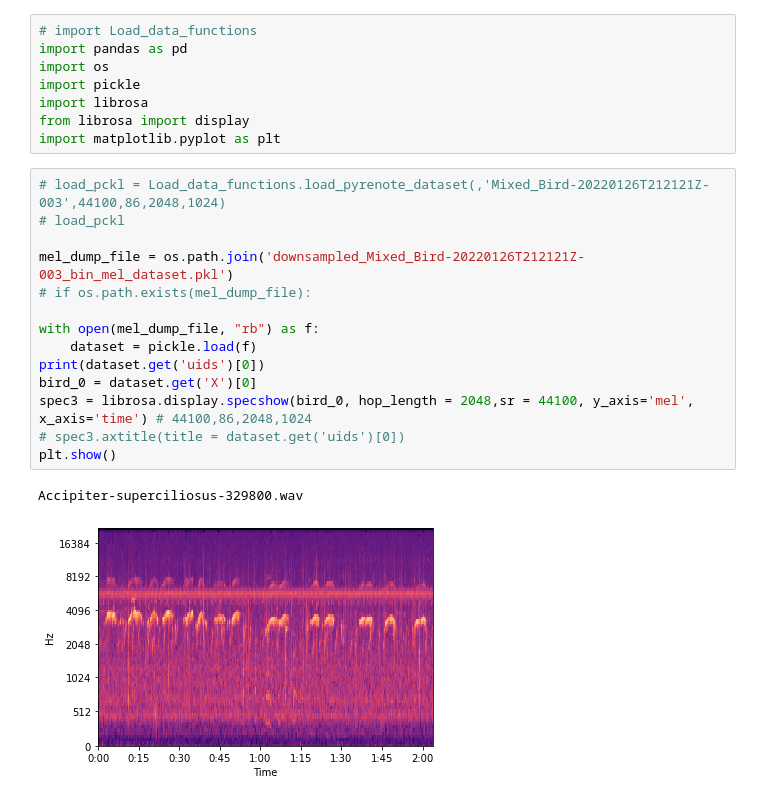
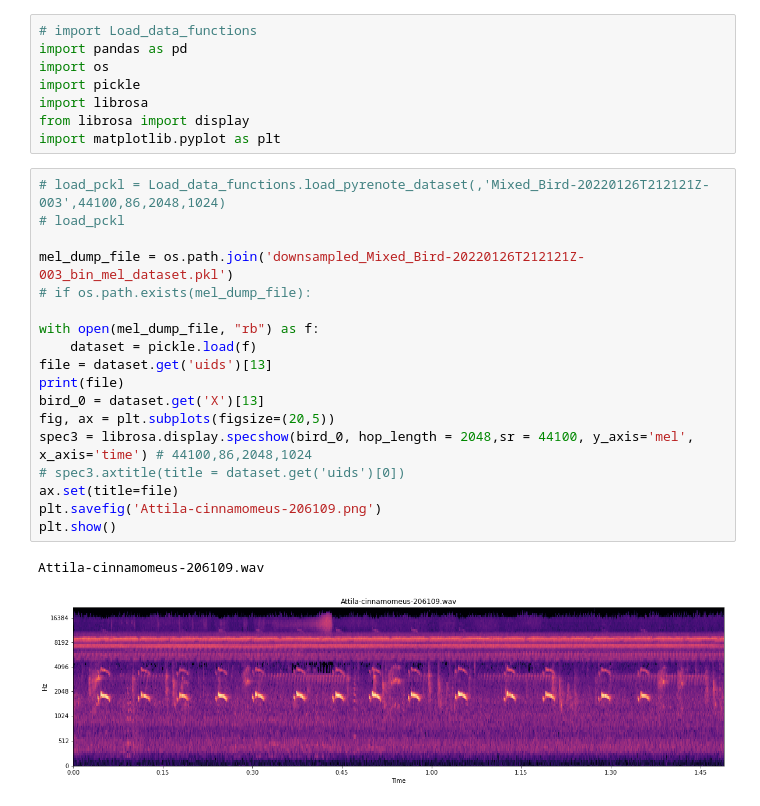
Before and after one commit to EdmundoZamora/TweetyNet_CUDA_GPU_Adaptation, a Jupyter notebook: data/PYRE/windows_slice_and_whole.ipynb, the cells around one changed output. Cells and saved outputs as stored; diff of their text form.

```diff
--- a/data/PYRE/windows_slice_and_whole.ipynb
+++ b/data/PYRE/windows_slice_and_whole.ipynb
@@ -9,18 +9,22 @@ import matplotlib.pyplot as plt
 # %%
 # load_pckl = Load_data_functions.load_pyrenote_dataset(,'Mixed_Bird-20220126T212121Z-003',44100,86,2048,1024)
 # load_pckl
 
 mel_dump_file = os.path.join('downsampled_Mixed_Bird-20220126T212121Z-003_bin_mel_dataset.pkl')
 # if os.path.exists(mel_dump_file):
 
 with open(mel_dump_file, "rb") as f:
     dataset = pickle.load(f)
-print(dataset.get('uids')[0])
-bird_0 = dataset.get('X')[0]
+file = dataset.get('uids')[13]
+print(file)
+bird_0 = dataset.get('X')[13]
+fig, ax = plt.subplots(figsize=(20,5))
 spec3 = librosa.display.specshow(bird_0, hop_length = 2048,sr = 44100, y_axis='mel', x_axis='time') # 44100,86,2048,1024
 # spec3.axtitle(title = dataset.get('uids')[0])
+ax.set(title=file)
+plt.savefig('Attila-cinnamomeus-206109.png')
 plt.show()
 # %% [output]
-Accipiter-superciliosus-329800.wav
+Attila-cinnamomeus-206109.wav
-[figure, old version]
+[figure, new version]
 # %%
```
Also changed, not shown: parts of 1 cell of this notebook, 2 other files.
